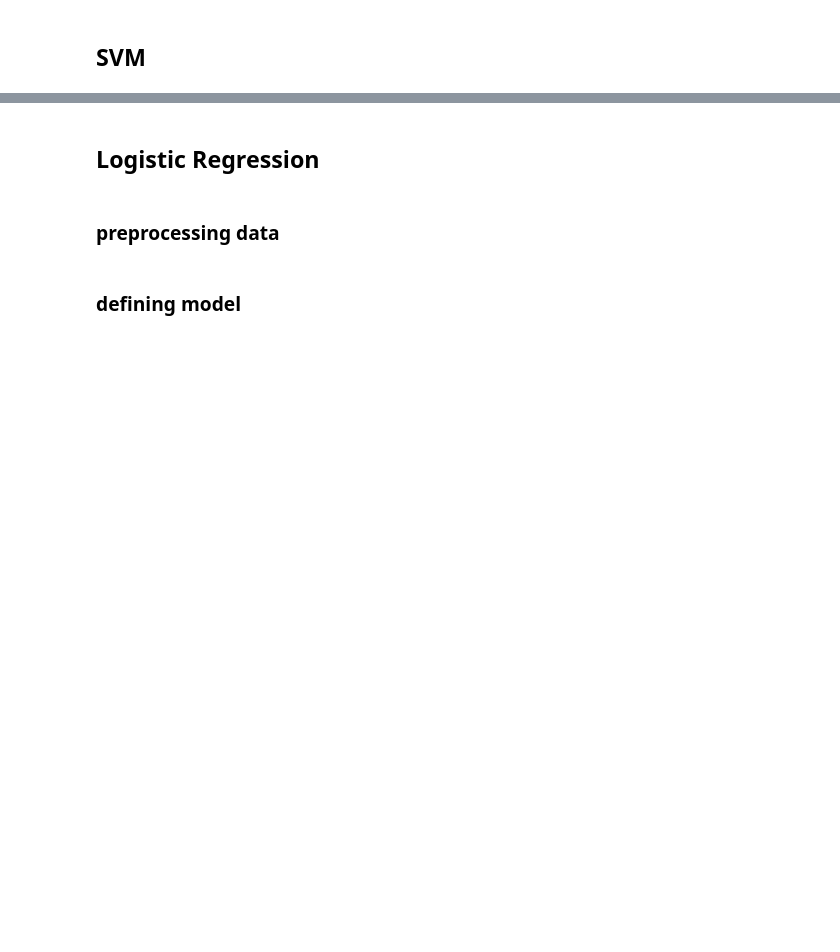
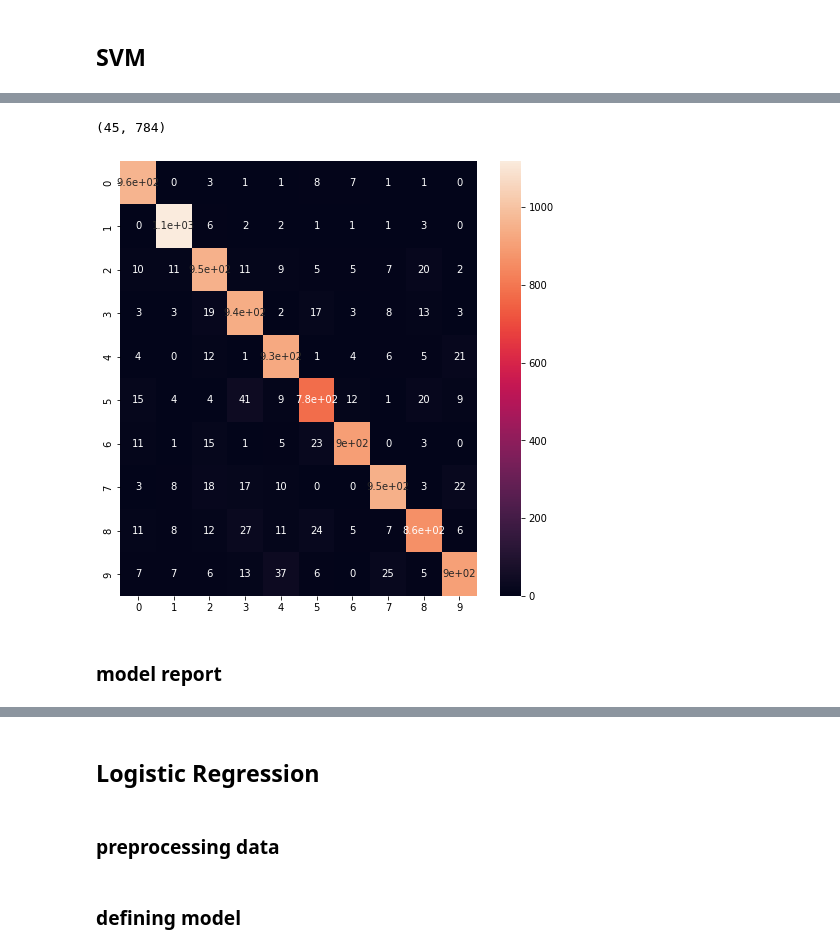
Before and after one commit to navidmdn/cse555-final-project, a Jupyter notebook: main.ipynb, the cells around one changed output, grey strips where cells are left out. Saved outputs shown, nothing was run; the diff lists cells and outputs as text; code cells hidden in the pictures; blank space fills up the shorter version.

```diff
--- a/main.ipynb
+++ b/main.ipynb
@@ -84,0 +101,8 @@ print(train_x.shape, test_x.shape, train_y.shape, test_y.shape)
+# %%
+from sklearn.metrics import confusion_matrix, accuracy_score, precision_score, recall_score, f1_score
+import matplotlib.pyplot as plt
+
+def conf_mat(y_true, y_pred):
+    cm = confusion_matrix(y_true, y_pred)
+    plt.figure(figsize=(8,8))
+    sns.heatmap(cm, annot=True)
@@ -86,0 +119,10 @@ print(train_x.shape, test_x.shape, train_y.shape, test_y.shape)
+# %%
+def preprocess(x, y):
+    x, y = x.squeeze(), y
+    return x.reshape((x.shape[0], -1)), y
+
+train_x, train_y = preprocess(train_x, train_y)
+test_x, test_y = preprocess(test_x, test_y)
+valid_x, valid_y = preprocess(valid_x, valid_y)
+
+train_x.shape
@@ -86,0 +133,10 @@ print(train_x.shape, test_x.shape, train_y.shape, test_y.shape)
+# %%
+svm = SVC(
+    kernel='linear',
+    decision_function_shape='ovr',
+    random_state=random_seed,
+    verbose=True,
+)
+
+svm.fit(train_x, train_y)
+y_pred = svm.predict(test_x)
@@ -86,0 +161,10 @@ print(train_x.shape, test_x.shape, train_y.shape, test_y.shape)
+# %%
+svm.coef_.shape
+# %% [output]
+(45, 784)
+# %%
+conf_mat(test_y, y_pred)
+# %% [output]
+[figure, added]
+# %% [markdown]
+### model report
```
Also changed, not shown: parts of 12 cells of this notebook.
